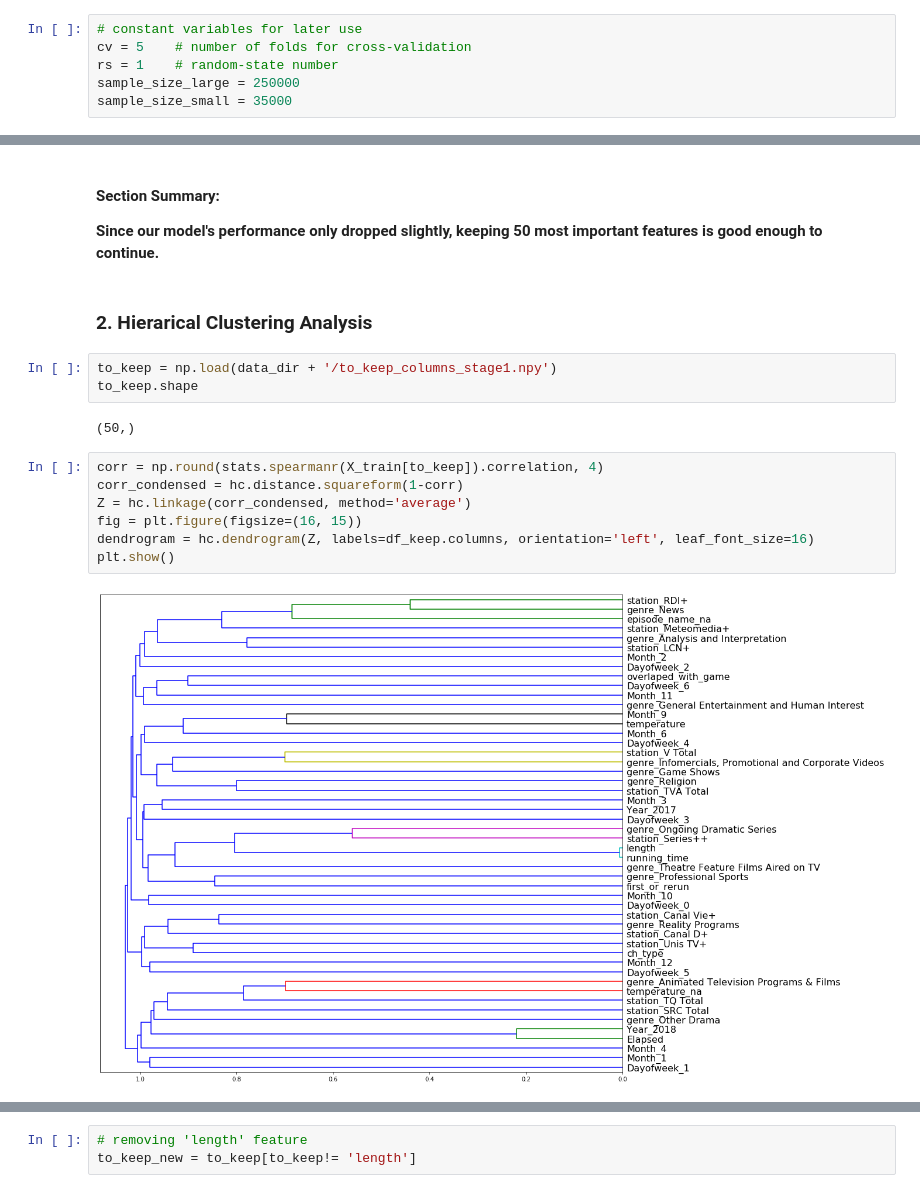
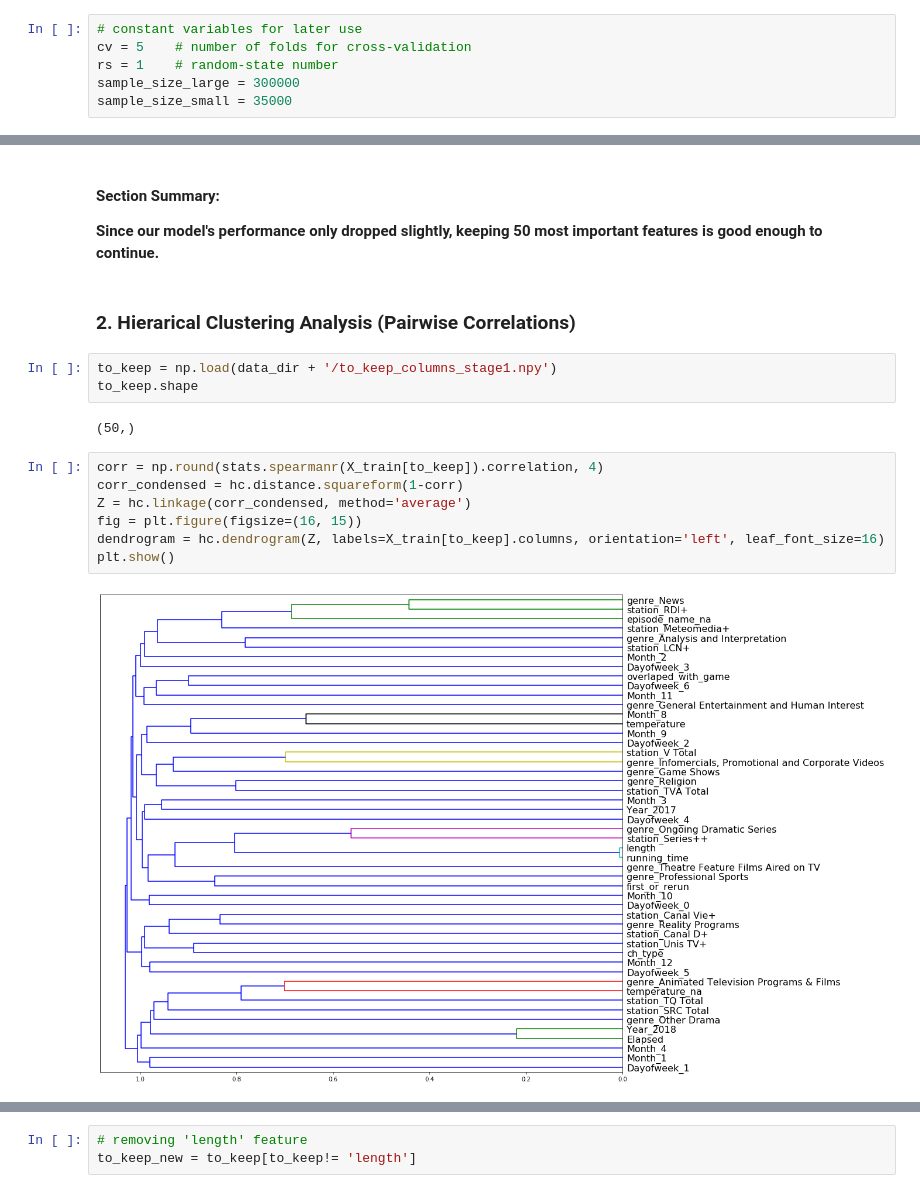
Before and after one commit to Carbonrun/YapAiTek_Challenge, a Jupyter notebook: 2.3_FE_Dim-Reduction.ipynb, the cells around one changed output, grey strips where cells are left out. Cells and saved outputs as stored; diff of their text form.

```diff
--- a/2.3_FE_Dim-Reduction.ipynb
+++ b/2.3_FE_Dim-Reduction.ipynb
@@ -73,7 +72,7 @@ train_set.drop(columns=['market_share', 'market_share_transformed'], inplace=Tru
 # constant variables for later use
 cv = 5    # number of folds for cross-validation
 rs = 1    # random-state number
-sample_size_large = 250000
+sample_size_large = 300000
 sample_size_small = 35000
 # %% [markdown]
 ### Defining few helper functions
@@ -203,7 +204,7 @@ np.save(data_dir + '/to_keep_columns_stage1.npy', to_keep)
 #### Section Summary:
 **Since our model's performance only dropped slightly, keeping 50 most important features is good enough to continue.**
 # %% [markdown]
-### 2. Hierarical Clustering Analysis
+### 2. Hierarical Clustering Analysis (Pairwise Correlations)
 # %%
 to_keep = np.load(data_dir + '/to_keep_columns_stage1.npy')
 to_keep.shape
@@ -212,12 +213,12 @@ to_keep.shape
 # %%
 corr = np.round(stats.spearmanr(X_train[to_keep]).correlation, 4)
 corr_condensed = hc.distance.squareform(1-corr)
 Z = hc.linkage(corr_condensed, method='average')
 fig = plt.figure(figsize=(16, 15))
-dendrogram = hc.dendrogram(Z, labels=df_keep.columns, orientation='left', leaf_font_size=16)
+dendrogram = hc.dendrogram(Z, labels=X_train[to_keep].columns, orientation='left', leaf_font_size=16)
 plt.show()
 # %% [output]
-[figure, old version]
+[figure, new version]
 # %%
 %%time
 # evaluating model's performance with extracted columns -- (for reference only)
```
Also changed, not shown: parts of 43 cells of this notebook.
